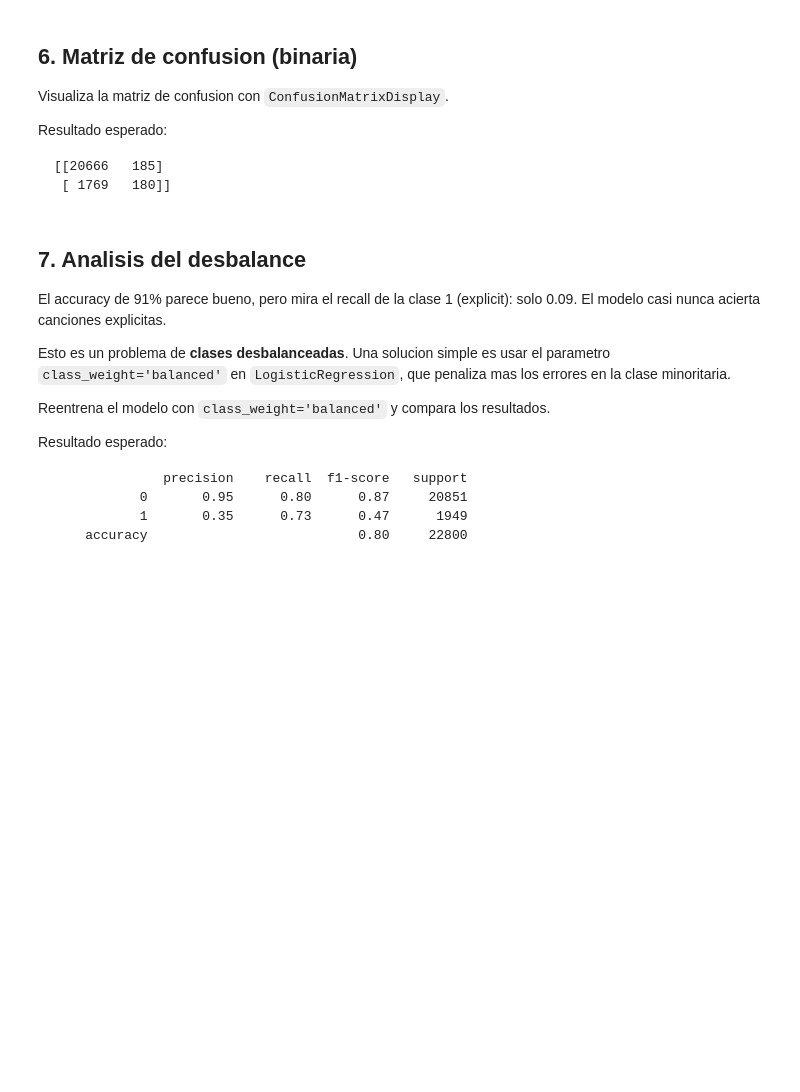
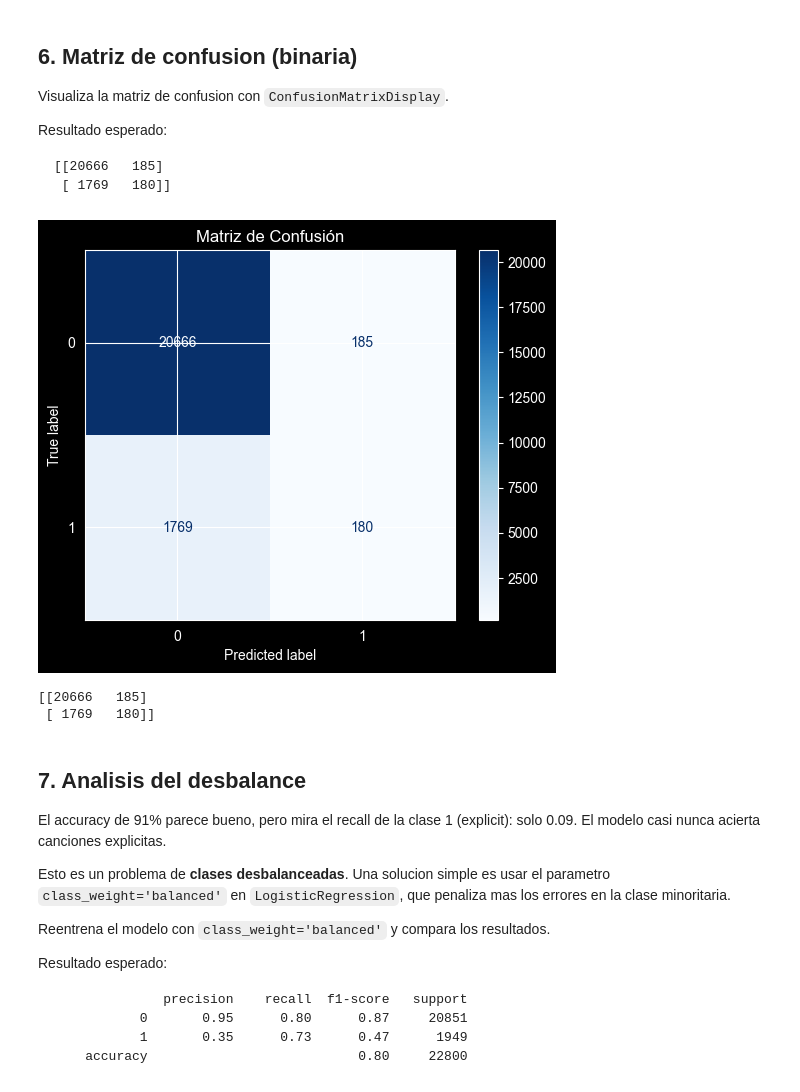
Before and after one commit to KangMirae/workshop-classification, a Jupyter notebook: spotify_classifier.ipynb, the cells around one changed output. Drawn from its saved outputs; the diff is of its cells as text; code cells hidden in the pictures; blank space fills up the shorter version.

```diff
--- a/spotify_classifier.ipynb
+++ b/spotify_classifier.ipynb
@@ -144,0 +236,19 @@ Accuracy: 0.9143
+# %%
+# Entrena LogisticRegression
+# Modelo
+model = LogisticRegression(max_iter=1000, random_state=42)
+
+# Entrenamiento
+model.fit(X_train_scaled, y_train)
+
+# Predicciones
+y_pred = model.predict(X_test_scaled)
+
+# Imprime accuracy y classification_report
+# Accuracy
+acc = accuracy_score(y_test, y_pred)
+print(f"Accuracy: {acc:.4f}")
+
+# Classification report
+print("\nClassification Report:")
+print(classification_report(y_test, y_pred))
@@ -157,3 +277,21 @@ Resultado esperado:
+# %%
+# Visualiza la matriz de confusion
+# Confusion Matrix
+cm = confusion_matrix(y_test, y_pred)
+
+# Visualizacion
+disp = ConfusionMatrixDisplay(confusion_matrix=cm)
+disp.plot(cmap='Blues')
+
+plt.title("Matriz de Confusión")
+plt.show()
+
+# Print value
+print(cm)
+# %% [output]
+[figure, added]
+[[20666   185]
+ [ 1769   180]]
 # %% [markdown]
 ## 7. Analisis del desbalance
 
```
Also changed, not shown: parts of 28 cells of this notebook.
